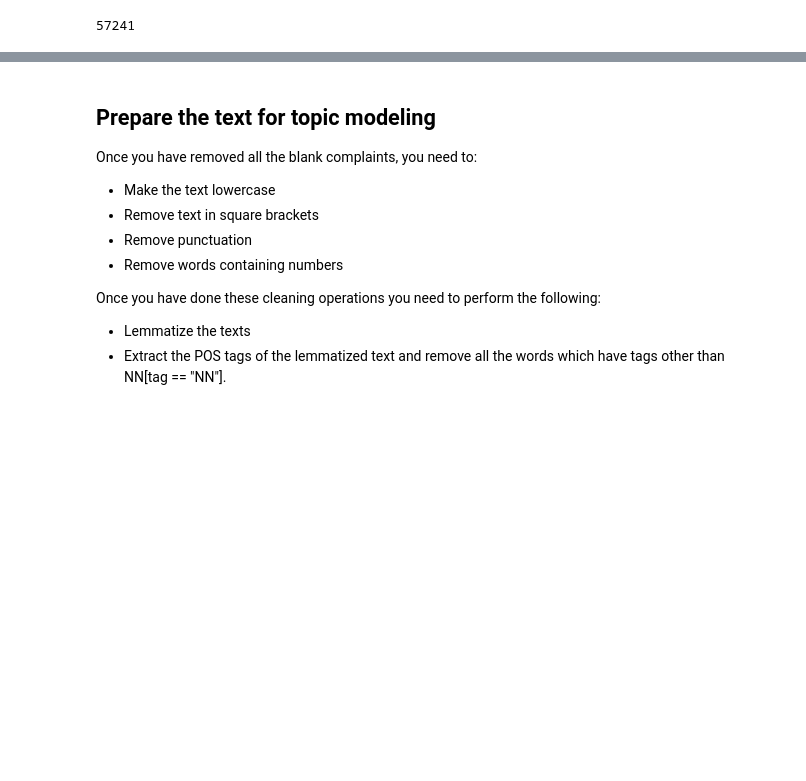
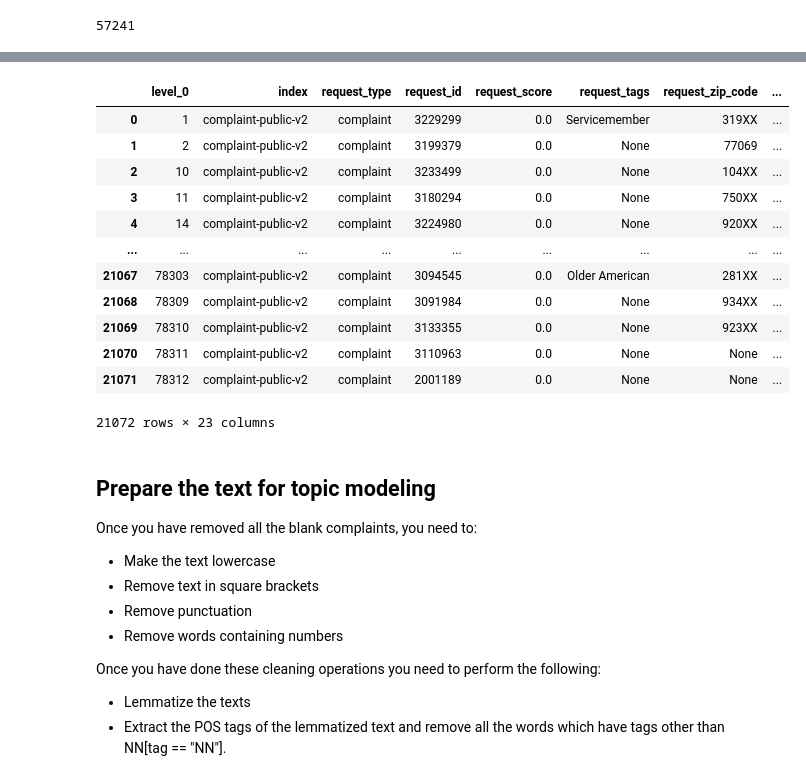
Before and after one commit to JamshedAhsan/Ticket-Classification-using-NLP, a Jupyter notebook: Automatic_Ticket_Classification_Assignment.ipynb, the cells around one changed output, grey strips where cells are left out. Drawn from its saved outputs; the diff is of its cells as text; code cells hidden in the pictures; blank space fills up the shorter version.

Commit message:
removed rows where there is no text for complaints

```diff
--- a/Automatic_Ticket_Classification_Assignment.ipynb
+++ b/Automatic_Ticket_Classification_Assignment.ipynb
@@ -142,4 +138,5 @@ df1.shape
 # %%
 #Remove all rows where complaints column is nan
-df['request_complaint_what_happened'].isna().any()
+df = df.dropna(subset=['request_complaint_what_happened'])
+df = df.reset_index()
 # %% [output]
@@ -147,3 +150,19 @@ False
+# %%
+df
+# %% [output]
+|  | level_0 | index | request_type | request_id | request_score | request_tags | request_zip_code | ... |
+| 0 | 1 | complaint-public-v2 | complaint | 3229299 | 0.0 | Servicemember | 319XX | ... |
+| 1 | 2 | complaint-public-v2 | complaint | 3199379 | 0.0 | None | 77069 | ... |
+| 2 | 10 | complaint-public-v2 | complaint | 3233499 | 0.0 | None | 104XX | ... |
+| 3 | 11 | complaint-public-v2 | complaint | 3180294 | 0.0 | None | 750XX | ... |
+| 4 | 14 | complaint-public-v2 | complaint | 3224980 | 0.0 | None | 920XX | ... |
+| ... | ... | ... | ... | ... | ... | ... | ... | ... |
+| 21067 | 78303 | complaint-public-v2 | complaint | 3094545 | 0.0 | Older American | 281XX | ... |
+| 21068 | 78309 | complaint-public-v2 | complaint | 3091984 | 0.0 | None | 934XX | ... |
+| 21069 | 78310 | complaint-public-v2 | complaint | 3133355 | 0.0 | None | 923XX | ... |
+| 21070 | 78311 | complaint-public-v2 | complaint | 3110963 | 0.0 | None | None | ... |
+| 21071 | 78312 | complaint-public-v2 | complaint | 2001189 | 0.0 | None | None | ... |
+21072 rows × 23 columns
 # %% [markdown]
 ## Prepare the text for topic modeling
 
```
Also changed, not shown: parts of 2 cells of this notebook.
